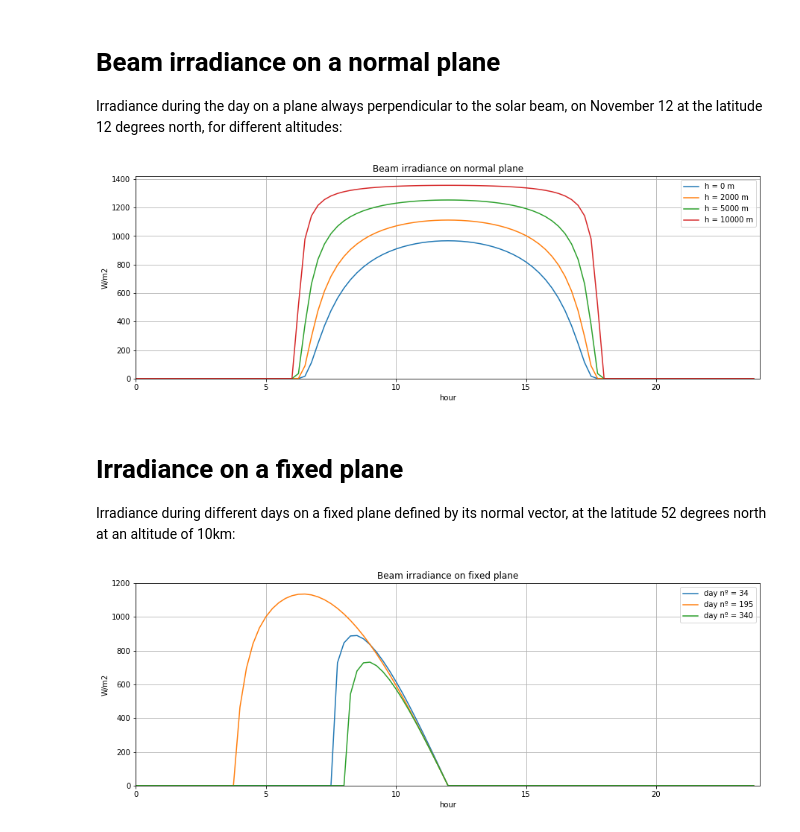
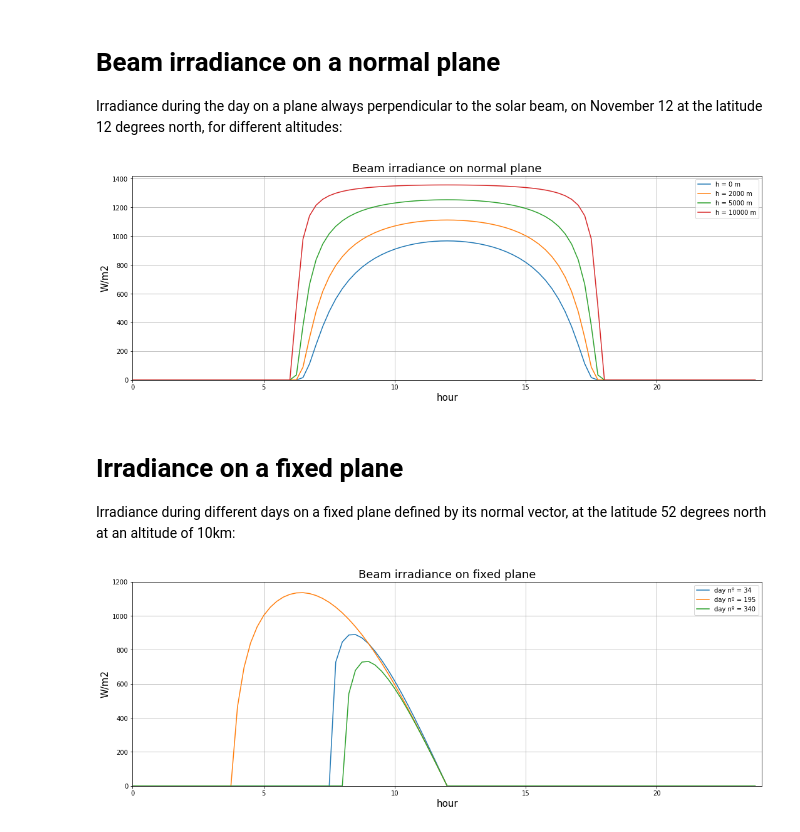
Before and after one commit to aqreed/solarpy, a Jupyter notebook: examples/solar_irradiance.ipynb, the cells around one changed output. Cells and saved outputs as stored; diff of their text form; code cells hidden in the pictures.

```diff
--- a/examples/solar_irradiance.ipynb
+++ b/examples/solar_irradiance.ipynb
@@ -1,34 +1,34 @@
 # %%
 import numpy as np
 import matplotlib.pyplot as plt
-import solar_radiation as sr
-
-from pylab import rcParams
-rcParams['figure.figsize'] = 15, 5
+import pysolar.radiation as psr
 # %% [markdown]
 # Beam irradiance on a normal plane
 
 Irradiance during the day on a plane always perpendicular to the solar beam, on November 12 at the latitude 12 degrees north, for different altitudes:
 # %%
-n = sr.day_of_the_year(11, 12)  # November 12
+n = psr.day_of_the_year(11, 12)  # November 12
 lat = 12  # north hemisphere
+
+plt.figure(figsize=(18, 6))
 
 for h in (0, 2e3, 5e3, 10e3):
     G = []
     t = np.arange(0, 24, 0.25)
     for hour in range(0, 24):
         for minute in (0, 15, 30, 45):
-            G.append(sr.beam_irradiance(h, n, lat, hour, minute))
+            G.append(psr.beam_irradiance(h, n, lat, hour, minute))
     plt.plot(t, G, label='h = ' + str(int(h)) + ' m')
 
 plt.xlim(0, 24), plt.ylim(0, 1420)
-plt.xlabel('hour'), plt.ylabel('W/m2')
-plt.title('Beam irradiance on normal plane')
+plt.xlabel('hour', fontsize=15)
+plt.ylabel('W/m2', fontsize=15)
+plt.title('Beam irradiance on normal plane', fontsize=18)
 plt.legend()
 plt.grid(True)
 plt.show()
 # %% [output]
-[figure, old version]
+[figure, new version]
 # %% [markdown]
 # Irradiance on a fixed plane
 
@@ -36,26 +36,29 @@ Irradiance during different days on a fixed plane defined by its normal vector,
 # %%
 vnorm = np.array([0, 1, 0])  # plane pointing eastwards
 
-n1 = sr.day_of_the_year(2, 3)  # February 3
-n2 = sr.day_of_the_year(7, 14)  # July 14
-n3 = sr.day_of_the_year(12, 6)  # December 6
+n1 = psr.day_of_the_year(2, 3)  # February 3
+n2 = psr.day_of_the_year(7, 14)  # July 14
+n3 = psr.day_of_the_year(12, 6)  # December 6
 
 lat = 52  # north hemisphere
 h = 10e3
+
+plt.figure(figsize=(18, 6))
 
 for n in (n1, n2, n3):
     G = []
     t = np.arange(0, 24, 0.25)
     for hour in range(0, 24):
         for minute in (0, 15, 30, 45):
-            G.append(sr.irradiance_on_plane(vnorm, h, n, lat, hour, minute))
+            G.append(psr.irradiance_on_plane(vnorm, h, n, lat, hour, minute))
     plt.plot(t, G, label='day nº = ' + str(n))
 
 plt.xlim(0, 24), plt.ylim(0, 1200)
-plt.xlabel('hour'), plt.ylabel('W/m2')
-plt.title('Beam irradiance on fixed plane')
+plt.xlabel('hour', fontsize=15)
+plt.ylabel('W/m2', fontsize=15)
+plt.title('Beam irradiance on fixed plane', fontsize=18)
 plt.legend()
 plt.grid(True)
 plt.show()
 # %% [output]
-[figure, old version]
+[figure, new version]
```
Also changed, not shown: 9 other files.
